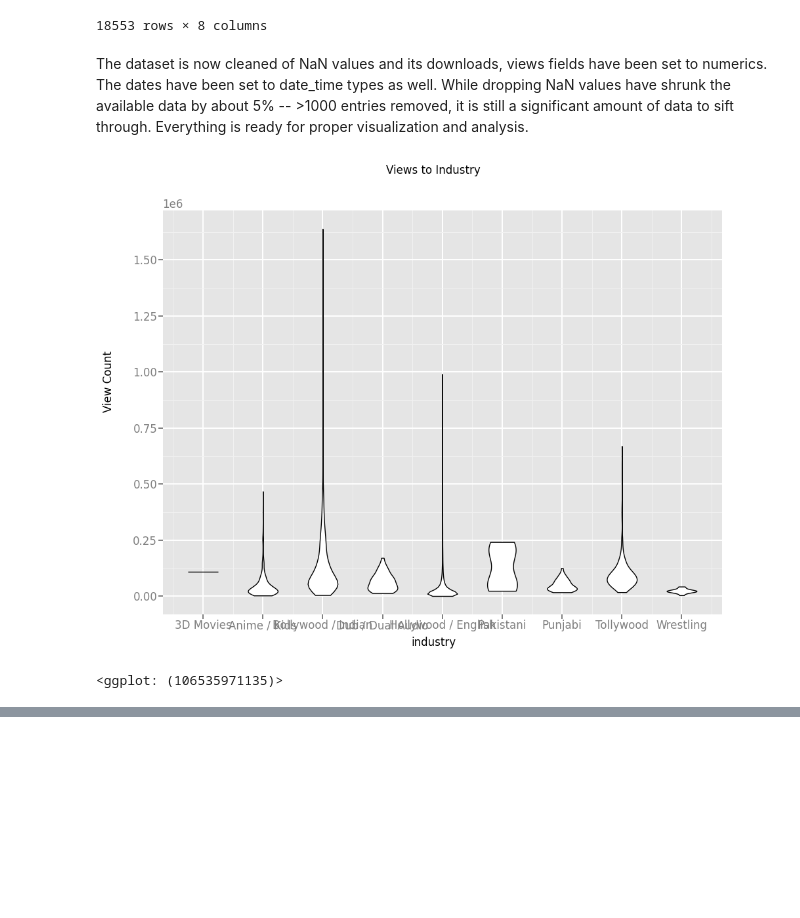
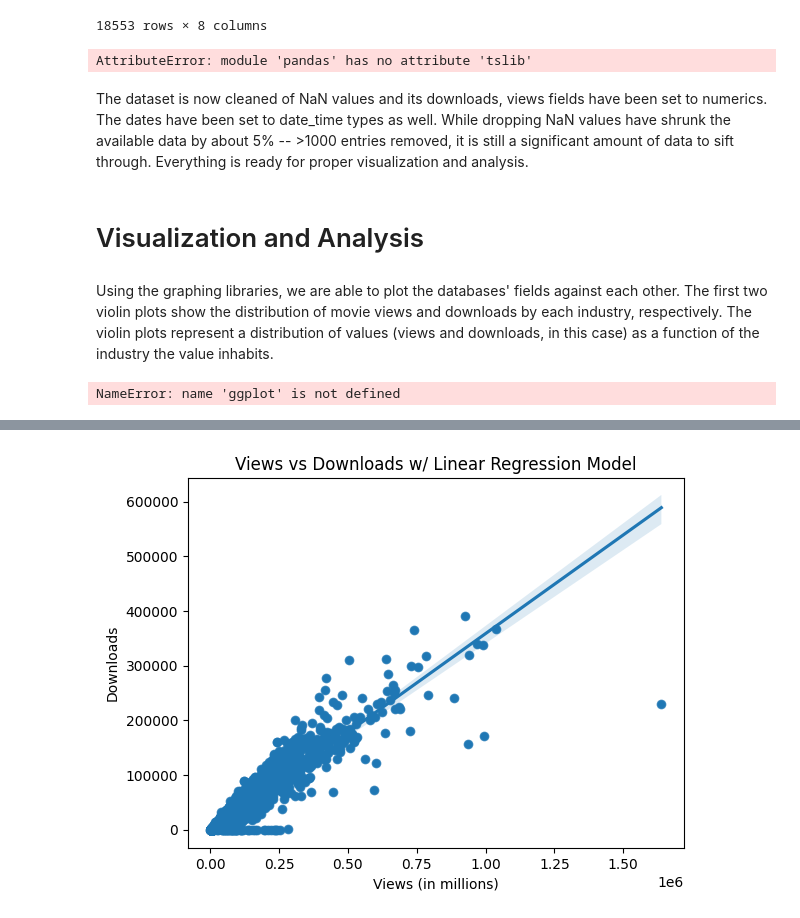
Before and after one commit to not-so-smart/minecraft-piracy-data-analysis, a Jupyter notebook: src.ipynb, the cells around one changed output, grey strips where cells are left out. Cells and saved outputs as stored; diff of their text form; code cells hidden in the pictures; blank space fills up the shorter version.

Commit message:
graphs

```diff
--- a/src.ipynb
+++ b/src.ipynb
@@ -191,21 +191,43 @@ movie_data
 | 20519 | 6.5 | 1322 | Anime / Kids | English,Cantonese,Spanish | 1975-01-01 | 1969-03-13 | The Love Bug | 9799 |
 | 20532 | 6.5 | 1322 | Anime / Kids | English,Cantonese,Spanish | 1975-01-01 | 1969-03-13 | The Love Bug | 9800 |
 18553 rows × 8 columns
+# %%
+import seaborn as sns
+import statistics as st
+import matplotlib.pyplot as plt
+from ggplot import ggplot, aes, geom_violin, labs
+%matplotlib inline
+
+#generate violin plot to show distribution of website views by industry
+ggplot(aes(x='industry', y='views'), data=movie_data) +\
+    geom_violin() +\
+    labs(title="Views to Industry",
+         x = "industry",
+         y = "View Count")
+# %% [output]
+AttributeError: module 'pandas' has no attribute 'tslib'
 # %% [markdown]
 The dataset is now cleaned of NaN values and its downloads, views fields have been set to numerics. The dates have been set to date_time types as well. While dropping NaN values have shrunk the available data by about 5% -- >1000 entries removed, it is still a significant amount of data to sift through. Everything is ready for proper visualization and analysis.
+# %% [markdown]
+# Visualization and Analysis
+# %% [markdown]
+Using the graphing libraries, we are able to plot the databases' fields against each other. The first two violin plots show the distribution of movie views and downloads by each industry, respectively. The violin plots represent a distribution of values (views and downloads, in this case) as a function of the industry the value inhabits.
 # %%
-import seaborn as sns
-import statistics as st
-import matplotlib.pyplot as plt
-from ggplot import ggplot, aes, geom_violin, labs
-%matplotlib inline
-
-
-ggplot(aes(x='industry', y='views'), data=movie_data) +\
+#generate violin plot to show distribution of website downloads by industry
+ggplot(aes(x='industry', y='downloads'), data=movie_data) +\
     geom_violin() +\
     labs(title="Views to Industry",
          x = "industry",
-         y = "View Count")
+         y = "Download Count")
 # %% [output]
-[figure, removed]
-<ggplot: (106535971135)>
+NameError: name 'ggplot' is not defined
+# %%
+
+
+movie_data.plot.scatter('views', 'downloads')
+sns.regplot(x = "views", y = "downloads", data = movie_data)
+plt.title("Views vs Downloads w/ Linear Regression Model")
+plt.xlabel("Views (in millions)")
+plt.ylabel("Downloads")
+plt
+# %% [output]
@@ -211,0 +235 @@ ggplot(aes(x='industry', y='views'), data=movie_data) +\
+[figure, added]
```
Also changed, not shown: parts of 1 cell of this notebook.
